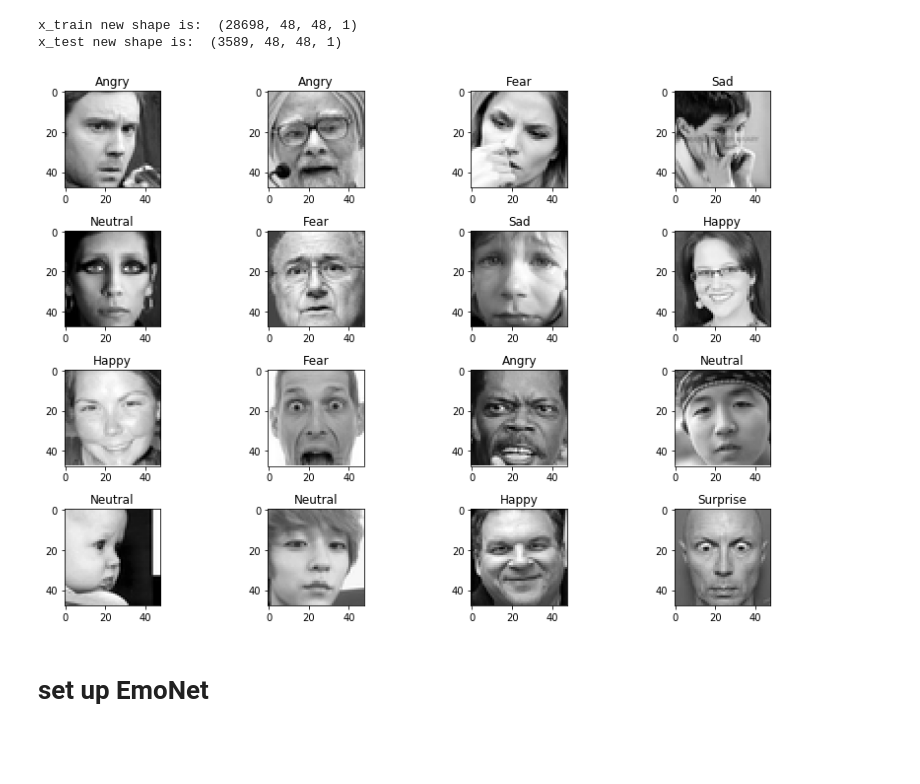
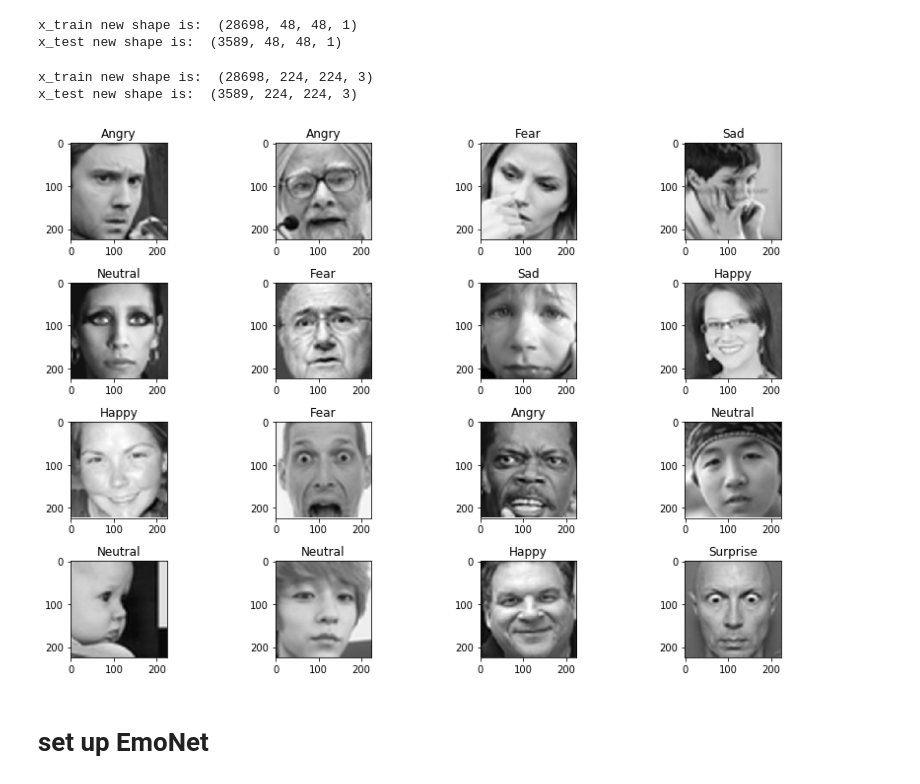
Before and after one commit to MandyZChen/emotion-recognition-transferlearning, a Jupyter notebook: EmoNet-transferlearning-MC.ipynb, the cells around one changed output. Saved outputs shown, nothing was run; the diff lists cells and outputs as text; code cells hidden in the pictures; blank space fills up the shorter version.

```diff
--- a/EmoNet-transferlearning-MC.ipynb
+++ b/EmoNet-transferlearning-MC.ipynb
@@ -139,6 +141,24 @@ print ('x_test new shape is: ', x_public_test.shape)
 # %% [output]
 x_train new shape is:  (28698, 48, 48, 1)
 x_test new shape is:  (3589, 48, 48, 1)
+# %%
+def to_rgb(image, input_shape):
+    resized_image = cv2.resize(image, (input_shape[0],input_shape[1]), interpolation=cv2.INTER_CUBIC)
+    img_rgb = np.stack((resized_image,)*3, axis=-1)
+    return img_rgb
+
+input_shape = [224,224];
+x_train_resized = np.zeros((x_train.shape[0],input_shape[0],input_shape[1],3))
+x_public_test_resized = np.zeros((x_public_test.shape[0],input_shape[0],input_shape[1],3))
+for image_id in np.arange(x_train.shape[0]):
+    x_train_resized[image_id,:,:,:] = to_rgb(x_train[image_id,:,:,0],input_shape)
+for image_id in np.arange(x_public_test.shape[0]):
+    x_public_test_resized[image_id,:,:,:] = to_rgb(x_public_test[image_id,:,:,0],input_shape)
+print ('x_train new shape is: ', x_train_resized.shape)
+print ('x_test new shape is: ', x_public_test_resized.shape)
+# %% [output]
+x_train new shape is:  (28698, 224, 224, 3)
+x_test new shape is:  (3589, 224, 224, 3)
 # %%
 #Make y categorical
 y_train_cat= pd.get_dummies(y_train).as_matrix()
@@ -146,14 +166,14 @@ y_public_test_cat = pd.get_dummies(y_public_test).as_matrix()
 # %%
 #show some images
 plt.figure(0, figsize = (12, 8))
 for i in range(16):
     plt.subplot(4, 4, i+1)
-    plt.imshow(x_train[i, :, :, 0], cmap='gray')
+    plt.imshow(x_train_resized[i, :, :, 0], cmap='gray')
     plt.title(emotion_dict[np.where(y_train_cat[i] == 1)[0][0]])
 plt.tight_layout()
 plt.show()
 # %% [output]
-[figure, old version]
+[figure, new version]
 # %% [markdown]
 # set up EmoNet
 # %% [markdown]
```
Also changed, not shown: parts of 14 cells of this notebook.
